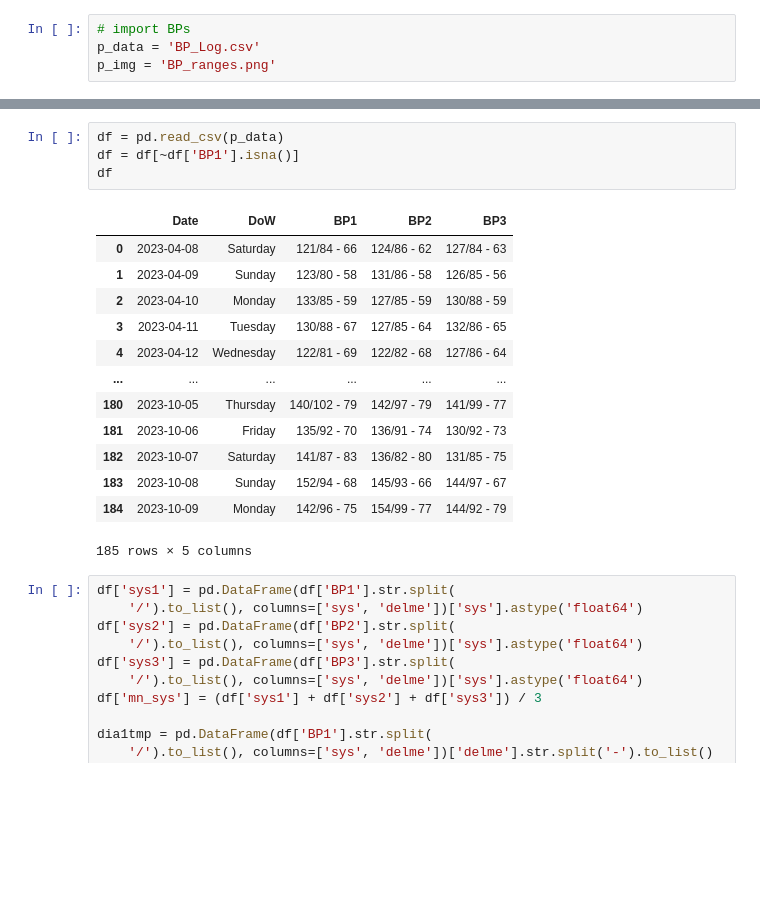
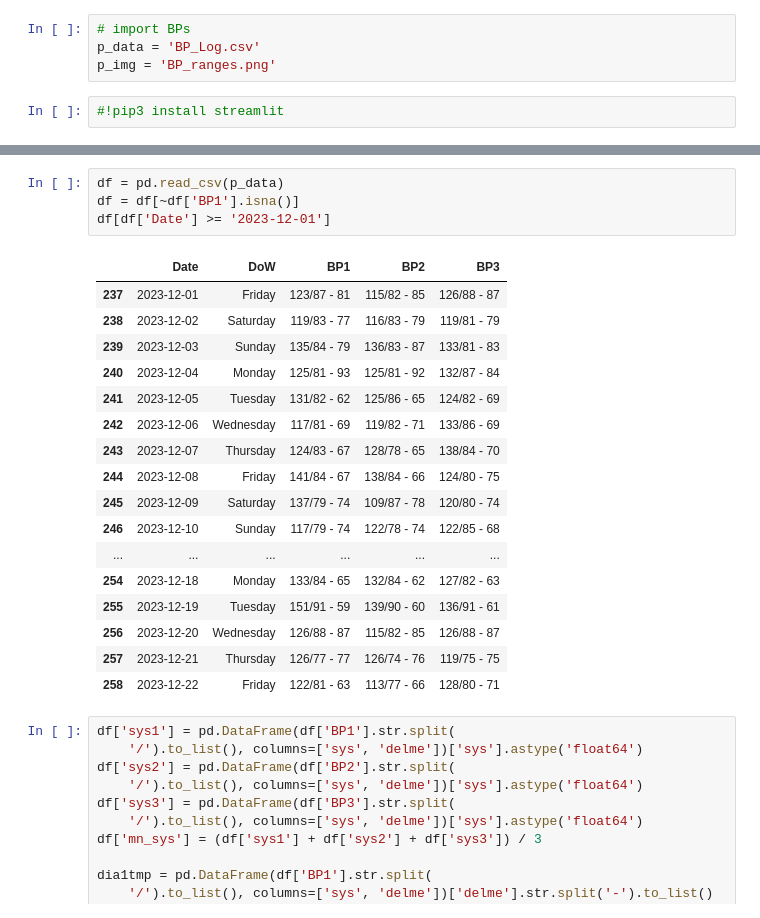
Before and after one commit to dolinger-nscc/BP, a Jupyter notebook: BP_EDA_forVisualizations.ipynb, the cells around one changed output, grey strips where cells are left out. Drawn from its saved outputs; the diff is of its cells as text; blank space fills up the shorter version.

```diff
--- a/BP_EDA_forVisualizations.ipynb
+++ b/BP_EDA_forVisualizations.ipynb
@@ -14,27 +14,33 @@ from PIL import Image
 # import BPs
 p_data = 'BP_Log.csv'
 p_img = 'BP_ranges.png'
+# %%
+#!pip3 install streamlit
 # %% [markdown]
 
 <img src='BP_ranges.png'>
 # %%
 df = pd.read_csv(p_data)
 df = df[~df['BP1'].isna()]
-df
+df[df['Date'] >= '2023-12-01']
 # %% [output]
 |  | Date | DoW | BP1 | BP2 | BP3 |
-| 0 | 2023-04-08 | Saturday | 121/84 - 66 | 124/86 - 62 | 127/84 - 63 |
-| 1 | 2023-04-09 | Sunday | 123/80 - 58 | 131/86 - 58 | 126/85 - 56 |
-| 2 | 2023-04-10 | Monday | 133/85 - 59 | 127/85 - 59 | 130/88 - 59 |
-| 3 | 2023-04-11 | Tuesday | 130/88 - 67 | 127/85 - 64 | 132/86 - 65 |
-| 4 | 2023-04-12 | Wednesday | 122/81 - 69 | 122/82 - 68 | 127/86 - 64 |
+| 237 | 2023-12-01 | Friday | 123/87 - 81 | 115/82 - 85 | 126/88 - 87 |
+| 238 | 2023-12-02 | Saturday | 119/83 - 77 | 116/83 - 79 | 119/81 - 79 |
+| 239 | 2023-12-03 | Sunday | 135/84 - 79 | 136/83 - 87 | 133/81 - 83 |
+| 240 | 2023-12-04 | Monday | 125/81 - 93 | 125/81 - 92 | 132/87 - 84 |
+| 241 | 2023-12-05 | Tuesday | 131/82 - 62 | 125/86 - 65 | 124/82 - 69 |
+| 242 | 2023-12-06 | Wednesday | 117/81 - 69 | 119/82 - 71 | 133/86 - 69 |
+| 243 | 2023-12-07 | Thursday | 124/83 - 67 | 128/78 - 65 | 138/84 - 70 |
+| 244 | 2023-12-08 | Friday | 141/84 - 67 | 138/84 - 66 | 124/80 - 75 |
+| 245 | 2023-12-09 | Saturday | 137/79 - 74 | 109/87 - 78 | 120/80 - 74 |
+| 246 | 2023-12-10 | Sunday | 117/79 - 74 | 122/78 - 74 | 122/85 - 68 |
 | ... | ... | ... | ... | ... | ... |
-| 180 | 2023-10-05 | Thursday | 140/102 - 79 | 142/97 - 79 | 141/99 - 77 |
-| 181 | 2023-10-06 | Friday | 135/92 - 70 | 136/91 - 74 | 130/92 - 73 |
-| 182 | 2023-10-07 | Saturday | 141/87 - 83 | 136/82 - 80 | 131/85 - 75 |
-| 183 | 2023-10-08 | Sunday | 152/94 - 68 | 145/93 - 66 | 144/97 - 67 |
-| 184 | 2023-10-09 | Monday | 142/96 - 75 | 154/99 - 77 | 144/92 - 79 |
+| 254 | 2023-12-18 | Monday | 133/84 - 65 | 132/84 - 62 | 127/82 - 63 |
+| 255 | 2023-12-19 | Tuesday | 151/91 - 59 | 139/90 - 60 | 136/91 - 61 |
+| 256 | 2023-12-20 | Wednesday | 126/88 - 87 | 115/82 - 85 | 126/88 - 87 |
+| 257 | 2023-12-21 | Thursday | 126/77 - 77 | 126/74 - 76 | 119/75 - 75 |
+| 258 | 2023-12-22 | Friday | 122/81 - 63 | 113/77 - 66 | 128/80 - 71 |
-185 rows × 5 columns
 # %%
 df['sys1'] = pd.DataFrame(df['BP1'].str.split(
     '/').to_list(), columns=['sys', 'delme'])['sys'].astype('float64')
```
Also changed, not shown: parts of 5 cells of this notebook, 4 other files.
